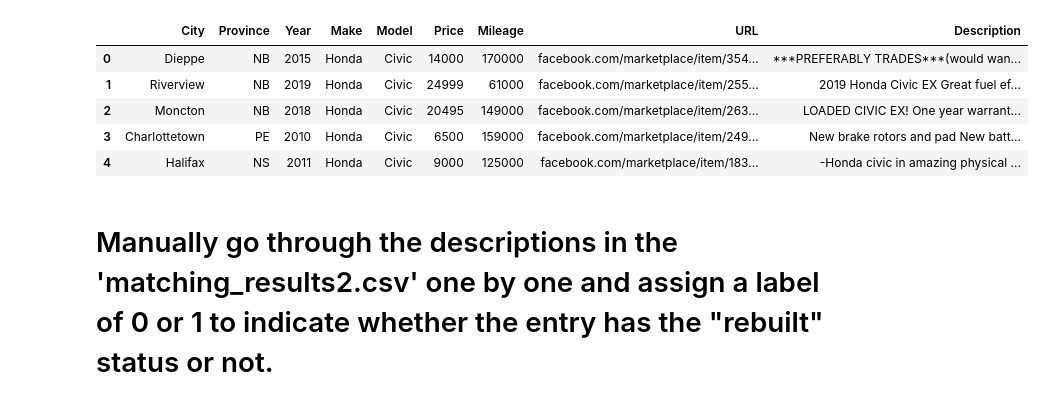
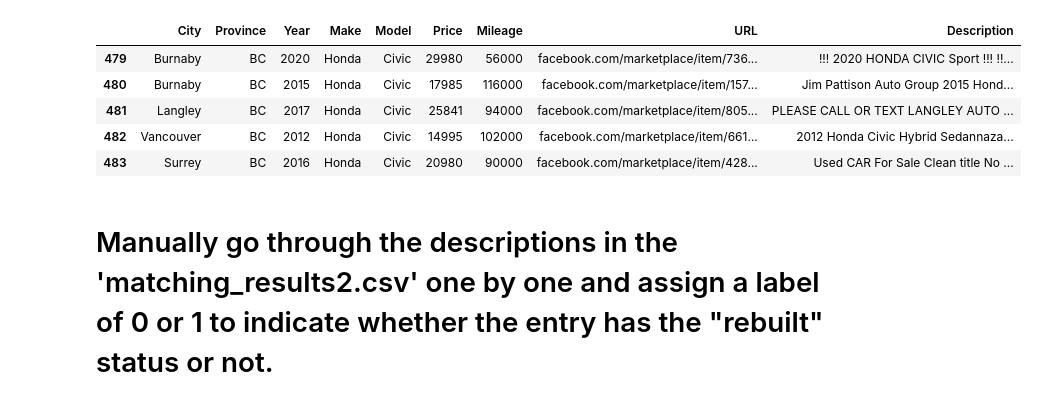
Before and after one commit to pietrostolf/Facebook-Marketplace-Analysis-Dashboard, a Jupyter notebook: Rebuilt_tag_identifier.ipynb, the cells around one changed output. Drawn from its saved outputs; the diff is of its cells as text; code cells hidden in the pictures.

```diff
--- a/Rebuilt_tag_identifier.ipynb
+++ b/Rebuilt_tag_identifier.ipynb
@@ -11,14 +16,14 @@ from sklearn.model_selection import GridSearchCV
 # %%
-#Read the full CSV file as a Pandas DataFrame
-vehicle_df_clean = pd.read_csv('vehicles_clean_description.csv')
-vehicle_df_clean.head()
+# Read the full CSV file as a Pandas DataFrame
+vehicle_df_clean = pd.read_csv('vehicles_clean_description_2.csv')
+vehicle_df_clean.tail()
 # %% [output]
 |  | City | Province | Year | Make | Model | Price | Mileage | URL | Description |
-| 0 | Dieppe | NB | 2015 | Honda | Civic | 14000 | 170000 | facebook.com/marketplace/item/354... | ***PREFERABLY TRADES***(would wan... |
-| 1 | Riverview | NB | 2019 | Honda | Civic | 24999 | 61000 | facebook.com/marketplace/item/255... | 2019 Honda Civic EX Great fuel ef... |
-| 2 | Moncton | NB | 2018 | Honda | Civic | 20495 | 149000 | facebook.com/marketplace/item/263... | LOADED CIVIC EX! One year warrant... |
-| 3 | Charlottetown | PE | 2010 | Honda | Civic | 6500 | 159000 | facebook.com/marketplace/item/249... | New brake rotors and pad New batt... |
-| 4 | Halifax | NS | 2011 | Honda | Civic | 9000 | 125000 | facebook.com/marketplace/item/183... | -Honda civic in amazing physical ... |
+| 479 | Burnaby | BC | 2020 | Honda | Civic | 29980 | 56000 | facebook.com/marketplace/item/736... | !!! 2020 HONDA CIVIC Sport !!! !!... |
+| 480 | Burnaby | BC | 2015 | Honda | Civic | 17985 | 116000 | facebook.com/marketplace/item/157... | Jim Pattison Auto Group 2015 Hond... |
+| 481 | Langley | BC | 2017 | Honda | Civic | 25841 | 94000 | facebook.com/marketplace/item/805... | PLEASE CALL OR TEXT LANGLEY AUTO ... |
+| 482 | Vancouver | BC | 2012 | Honda | Civic | 14995 | 102000 | facebook.com/marketplace/item/661... | 2012 Honda Civic Hybrid Sedannaza... |
+| 483 | Surrey | BC | 2016 | Honda | Civic | 20980 | 90000 | facebook.com/marketplace/item/428... | Used CAR For Sale Clean title No ... |
 # %%
 # Convert the 'Description' column to strings and replace NaN values with empty strings
 vehicle_df_clean['Description'] = vehicle_df_clean['Description'].astype(str).fillna('')
```
Also changed, not shown: parts of 11 cells of this notebook, 11 other files.
